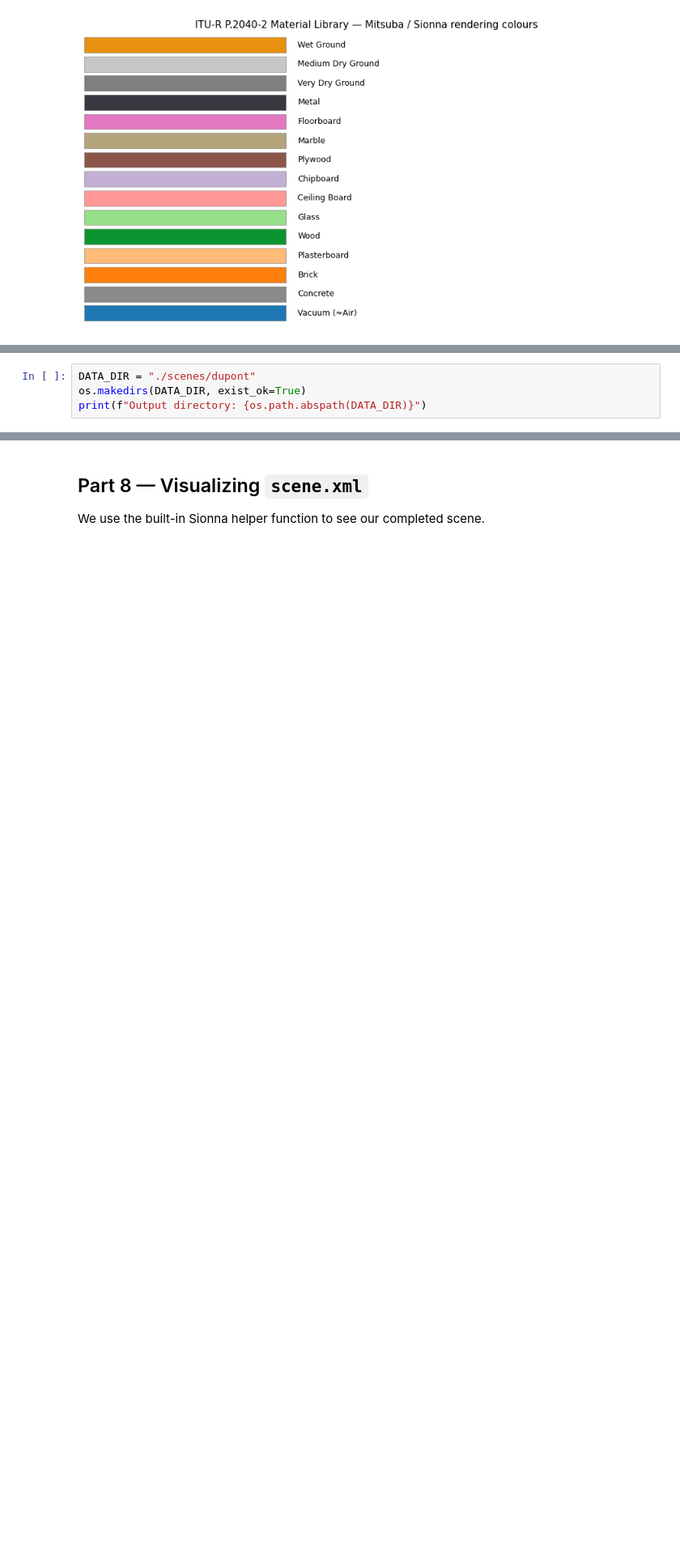
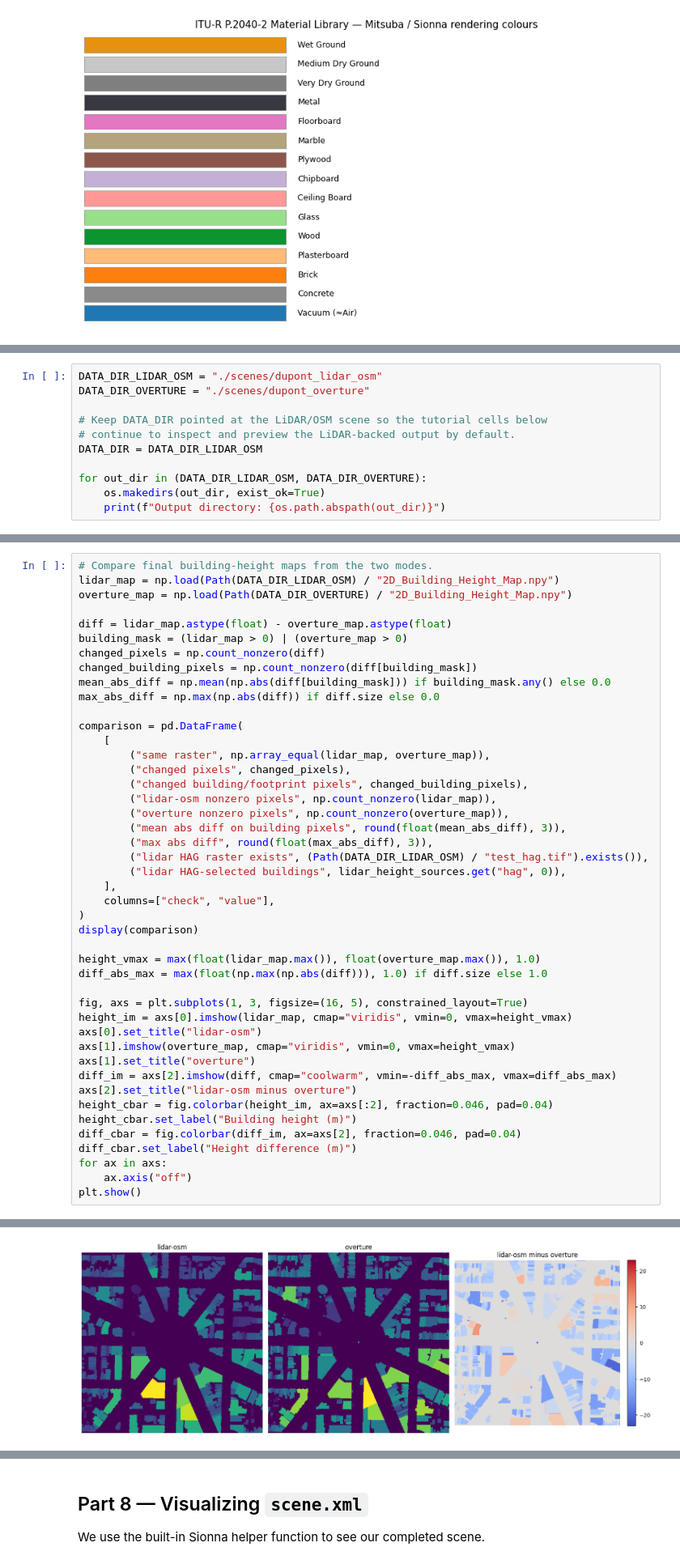
Before and after one commit to Ruiwen-T/geo2sigmap-fork, a Jupyter notebook: research/examples/0_geo2sigmap_scene_tutorial.ipynb, the cells around one changed output, grey strips where cells are left out. Shown at 81% size. Drawn from its saved outputs; the diff is of its cells as text; blank space fills up the shorter version.

```diff
--- a/research/examples/0_geo2sigmap_scene_tutorial.ipynb
+++ b/research/examples/0_geo2sigmap_scene_tutorial.ipynb
@@ -279,7 +279,14 @@ Key parameters:
 > A 500 m × 500 m scene typically takes **30–90 seconds** depending on building density
 > and network latency.
 # %%
-DATA_DIR = "./scenes/dupont"
-os.makedirs(DATA_DIR, exist_ok=True)
-print(f"Output directory: {os.path.abspath(DATA_DIR)}")
+DATA_DIR_LIDAR_OSM = "./scenes/dupont_lidar_osm"
+DATA_DIR_OVERTURE = "./scenes/dupont_overture"
+
+# Keep DATA_DIR pointed at the LiDAR/OSM scene so the tutorial cells below
+# continue to inspect and preview the LiDAR-backed output by default.
+DATA_DIR = DATA_DIR_LIDAR_OSM
+
+for out_dir in (DATA_DIR_LIDAR_OSM, DATA_DIR_OVERTURE):
+    os.makedirs(out_dir, exist_ok=True)
+    print(f"Output directory: {os.path.abspath(out_dir)}")
 # %% [output]
@@ -312,0 +357,46 @@ Scene generation complete!
+# %%
+# Compare final building-height maps from the two modes.
+lidar_map = np.load(Path(DATA_DIR_LIDAR_OSM) / "2D_Building_Height_Map.npy")
+overture_map = np.load(Path(DATA_DIR_OVERTURE) / "2D_Building_Height_Map.npy")
+
+diff = lidar_map.astype(float) - overture_map.astype(float)
+building_mask = (lidar_map > 0) | (overture_map > 0)
+changed_pixels = np.count_nonzero(diff)
+changed_building_pixels = np.count_nonzero(diff[building_mask])
+mean_abs_diff = np.mean(np.abs(diff[building_mask])) if building_mask.any() else 0.0
+max_abs_diff = np.max(np.abs(diff)) if diff.size else 0.0
+
+comparison = pd.DataFrame(
+    [
+        ("same raster", np.array_equal(lidar_map, overture_map)),
+        ("changed pixels", changed_pixels),
+        ("changed building/footprint pixels", changed_building_pixels),
+        ("lidar-osm nonzero pixels", np.count_nonzero(lidar_map)),
+        ("overture nonzero pixels", np.count_nonzero(overture_map)),
+        ("mean abs diff on building pixels", round(float(mean_abs_diff), 3)),
+        ("max abs diff", round(float(max_abs_diff), 3)),
+        ("lidar HAG raster exists", (Path(DATA_DIR_LIDAR_OSM) / "test_hag.tif").exists()),
+        ("lidar HAG-selected buildings", lidar_height_sources.get("hag", 0)),
+    ],
+    columns=["check", "value"],
+)
+display(comparison)
+
+height_vmax = max(float(lidar_map.max()), float(overture_map.max()), 1.0)
+diff_abs_max = max(float(np.max(np.abs(diff))), 1.0) if diff.size else 1.0
+
+fig, axs = plt.subplots(1, 3, figsize=(16, 5), constrained_layout=True)
+height_im = axs[0].imshow(lidar_map, cmap="viridis", vmin=0, vmax=height_vmax)
+axs[0].set_title("lidar-osm")
+axs[1].imshow(overture_map, cmap="viridis", vmin=0, vmax=height_vmax)
+axs[1].set_title("overture")
+diff_im = axs[2].imshow(diff, cmap="coolwarm", vmin=-diff_abs_max, vmax=diff_abs_max)
+axs[2].set_title("lidar-osm minus overture")
+height_cbar = fig.colorbar(height_im, ax=axs[:2], fraction=0.046, pad=0.04)
+height_cbar.set_label("Building height (m)")
+diff_cbar = fig.colorbar(diff_im, ax=axs[2], fraction=0.046, pad=0.04)
+diff_cbar.set_label("Height difference (m)")
+for ax in axs:
+    ax.axis("off")
+plt.show()
+# %% [output]
@@ -313,3 +413,4 @@ Scene generation complete!
+[figure, added]
 # %% [markdown]
 ---
 ## Part 4 — Exploring the Outputs
```
Also changed, not shown: parts of 10 cells of this notebook, 3 other files.
